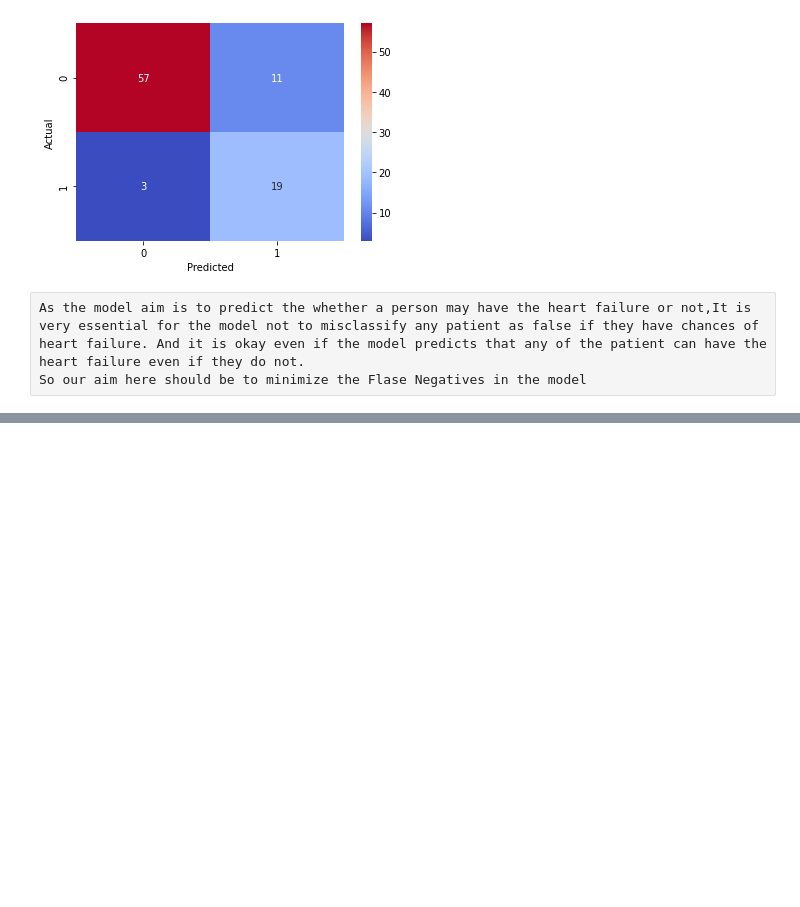
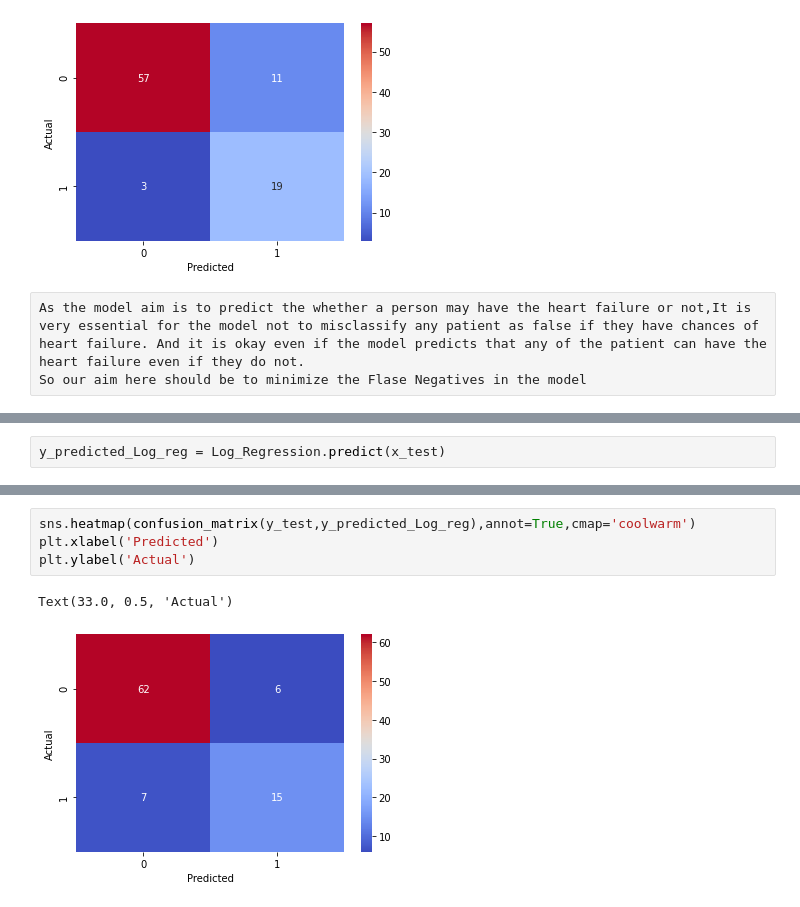
Before and after one commit to CKManoj012/Projects, a Jupyter notebook: Heart Failure EDA.ipynb, the cells around one changed output, grey strips where cells are left out. Saved outputs shown, nothing was run; the diff lists cells and outputs as text; blank space fills up the shorter version.

```diff
--- a/Heart Failure EDA.ipynb
+++ b/Heart Failure EDA.ipynb
@@ -290,0 +438,2 @@ So our aim here should be to minimize the Flase Negatives in the model
+# %%
+y_predicted_Log_reg = Log_Regression.predict(x_test)
@@ -291 +455,8 @@ So our aim here should be to minimize the Flase Negatives in the model
+# %%
+sns.heatmap(confusion_matrix(y_test,y_predicted_Log_reg),annot=True,cmap='coolwarm')
+plt.xlabel('Predicted')
+plt.ylabel('Actual')
+# %% [output]
+Text(33.0, 0.5, 'Actual')
+[figure, added]
 # %%
```
Also changed, not shown: parts of 79 cells of this notebook.
